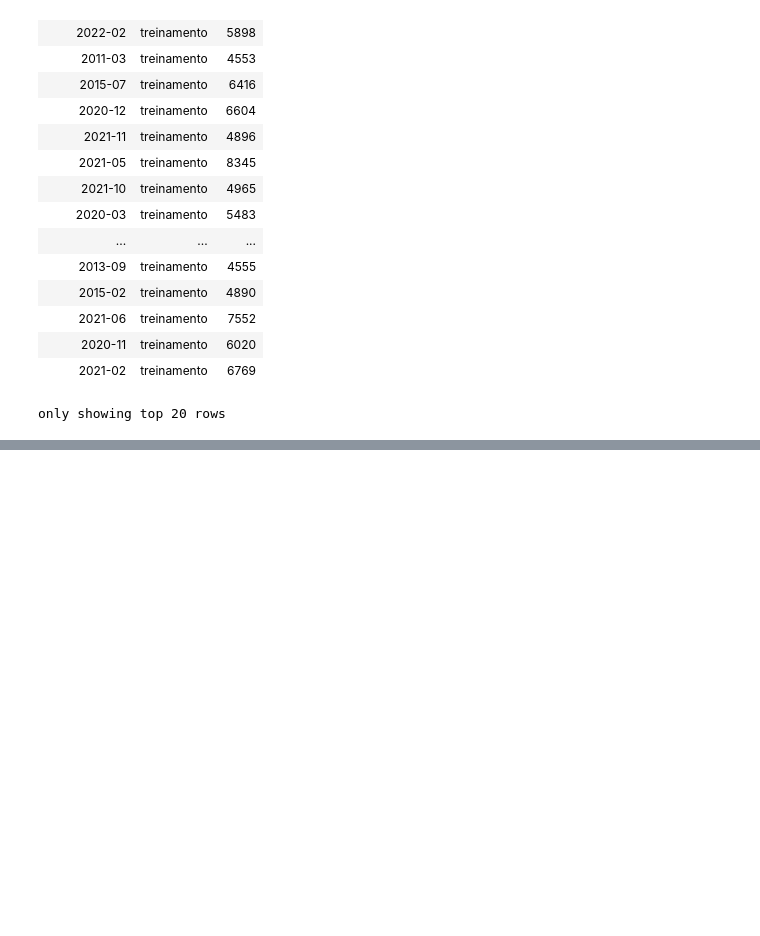
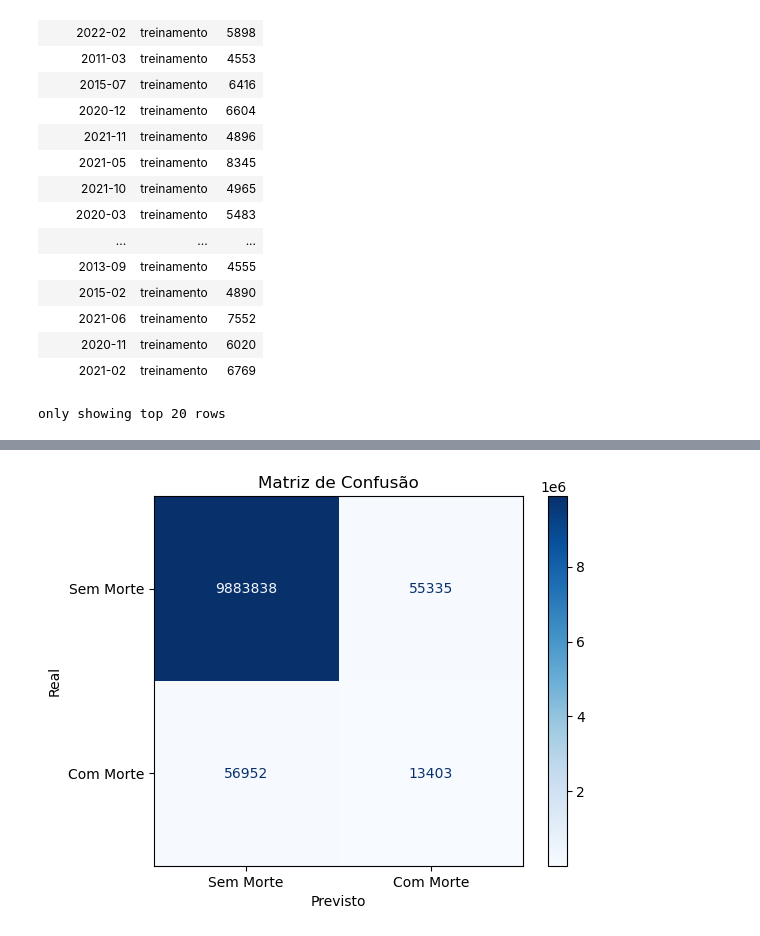
Before and after one commit to luizhenriquemm/spark-lab, a Jupyter notebook: data/jupyter/tcc/modelo_analitico/classificacao.ipynb, the cells around one changed output, grey strips where cells are left out. Cells and saved outputs as stored; diff of their text form; code cells hidden in the pictures; blank space fills up the shorter version.

```diff
--- a/data/jupyter/tcc/modelo_analitico/classificacao.ipynb
+++ b/data/jupyter/tcc/modelo_analitico/classificacao.ipynb
@@ -370,2 +408,25 @@ plt.show()
+# %%
+from sklearn.metrics import confusion_matrix, ConfusionMatrixDisplay
+
+df_pred = df_pred_corrigido.select("morte", "prediction")
+
+df_pd = df_pred.toPandas()
+
+labels = [0, 1]
+cm = confusion_matrix(df_pd["morte"], df_pd["prediction"], labels=labels)
+
+display_labels = ["Sem Morte", "Com Morte"]
+
+disp = ConfusionMatrixDisplay(confusion_matrix=cm, display_labels=display_labels)
+fig, ax = plt.subplots()
+disp.plot(cmap=plt.cm.Blues, ax=ax, values_format='d')
+# ax.ticklabel_format(style='plain', axis='both')
+plt.title("Matriz de Confusão")
+plt.grid(False)
+plt.xlabel("Previsto")
+plt.ylabel("Real")
+plt.show()
+# %% [output]
+[figure, added]
 # %%
 spark.stop()
```
Also changed, not shown: parts of 8 cells of this notebook, 35 other files.
